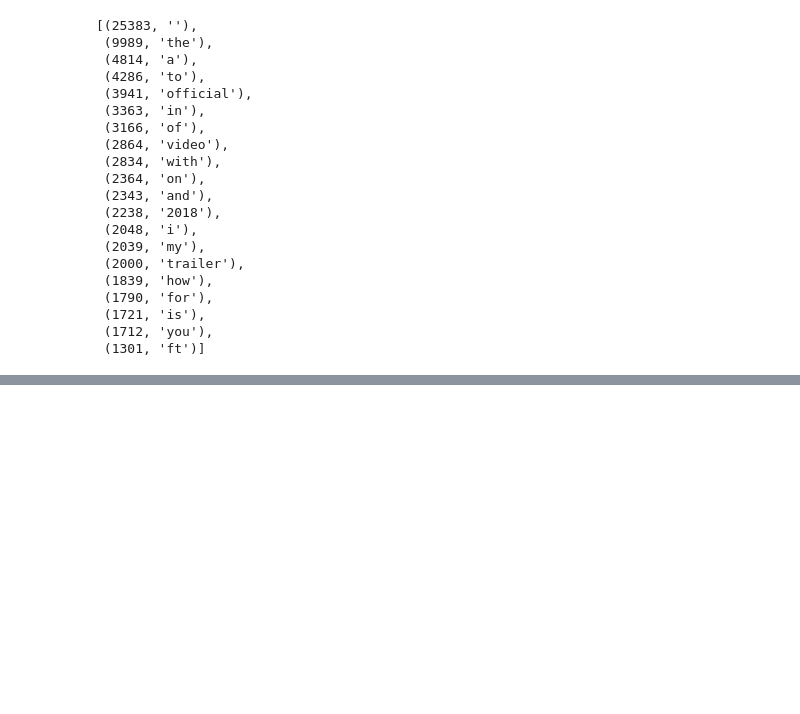
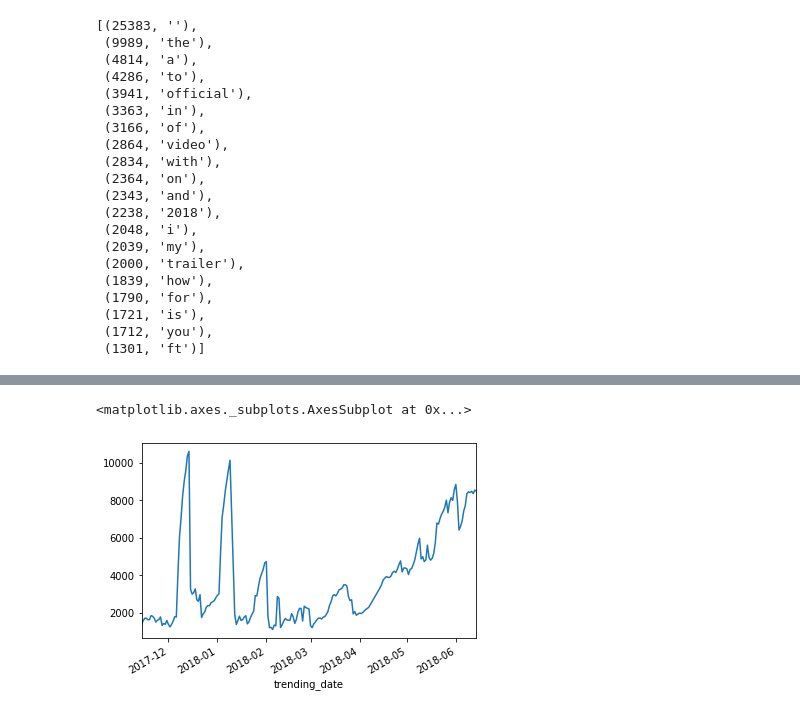
Before and after one commit to HaoNanLa/python_cource_project, a Jupyter notebook: code/main.ipynb, the cells around one changed output, grey strips where cells are left out. Cells and saved outputs as stored; diff of their text form; code cells hidden in the pictures; blank space fills up the shorter version.

```diff
--- a/code/main.ipynb
+++ b/code/main.ipynb
@@ -98,0 +119,5 @@ SyntaxError: invalid syntax (<ipython-input-28-455680ca2399>, line 1)
+# %%
+trend['dislikes'].plot()
+# %% [output]
+<matplotlib.axes._subplots.AxesSubplot at 0x...>
+[figure, added]
```
Also changed, not shown: parts of 7 cells of this notebook.
